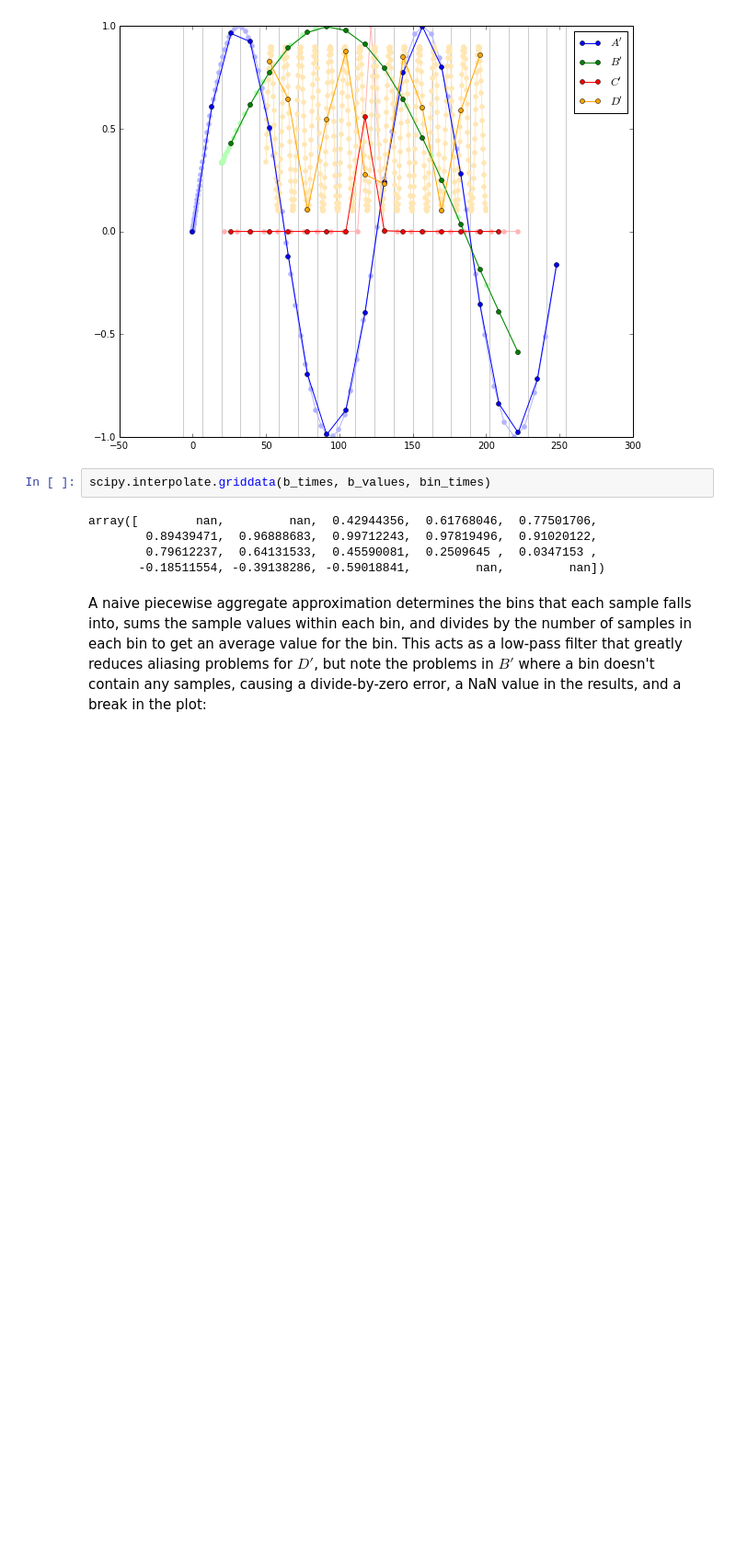
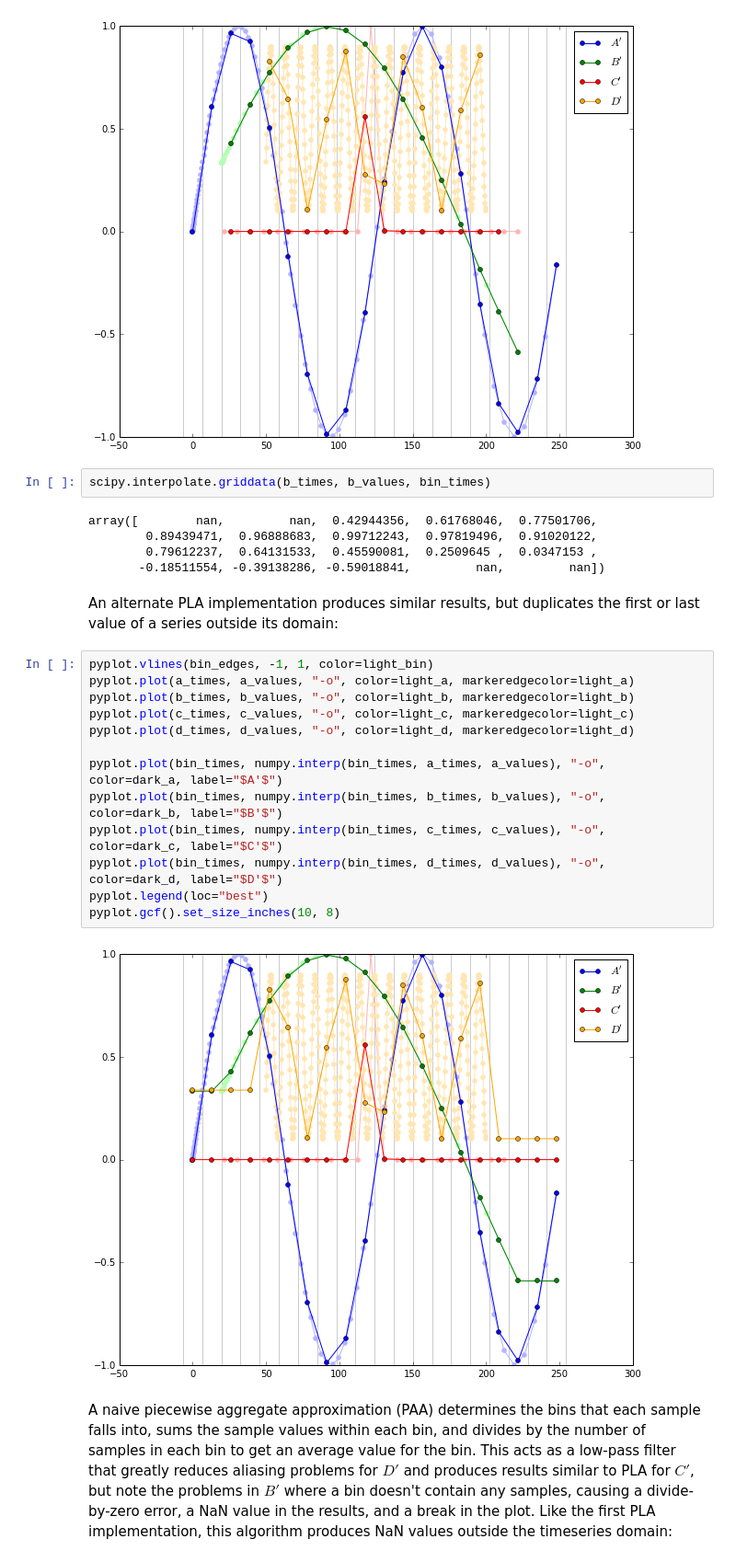
Before and after one commit to sandialabs/slycat, a Jupyter notebook: design/Rebinning.ipynb, the cells around one changed output. Shown at 92% size. Drawn from its saved outputs; the diff is of its cells as text; blank space fills up the shorter version.

```diff
--- a/design/Rebinning.ipynb
+++ b/design/Rebinning.ipynb
@@ -70,6 +70,23 @@ array([        nan,         nan,  0.42944356,  0.61768046,  0.77501706,
         0.89439471,  0.96888683,  0.99712243,  0.97819496,  0.91020122,
         0.79612237,  0.64131533,  0.45590081,  0.2509645 ,  0.0347153 ,
        -0.18511554, -0.39138286, -0.59018841,         nan,         nan])
+# %% [markdown]
+An alternate PLA implementation produces similar results, but duplicates the first or last value of a series outside its domain:
+# %%
+pyplot.vlines(bin_edges, -1, 1, color=light_bin)
+pyplot.plot(a_times, a_values, "-o", color=light_a, markeredgecolor=light_a)
+pyplot.plot(b_times, b_values, "-o", color=light_b, markeredgecolor=light_b)
+pyplot.plot(c_times, c_values, "-o", color=light_c, markeredgecolor=light_c)
+pyplot.plot(d_times, d_values, "-o", color=light_d, markeredgecolor=light_d)
+
+pyplot.plot(bin_times, numpy.interp(bin_times, a_times, a_values), "-o", color=dark_a, label="$A'$")
+pyplot.plot(bin_times, numpy.interp(bin_times, b_times, b_values), "-o", color=dark_b, label="$B'$")
+pyplot.plot(bin_times, numpy.interp(bin_times, c_times, c_values), "-o", color=dark_c, label="$C'$")
+pyplot.plot(bin_times, numpy.interp(bin_times, d_times, d_values), "-o", color=dark_d, label="$D'$")
+pyplot.legend(loc="best")
+pyplot.gcf().set_size_inches(10, 8)
+# %% [output]
+[figure, added]
 # %% [markdown]
-A naive piecewise aggregate approximation determines the bins that each sample falls into, sums the sample values within each bin, and divides by the number of samples in each bin to get an average value for the bin.  This acts as a low-pass filter that greatly reduces aliasing problems for $D'$, but note the problems in $B'$ where a bin doesn't contain any samples, causing a divide-by-zero error, a NaN value in the results, and a break in the plot:
+A naive piecewise aggregate approximation (PAA) determines the bins that each sample falls into, sums the sample values within each bin, and divides by the number of samples in each bin to get an average value for the bin.  This acts as a low-pass filter that greatly reduces aliasing problems for $D'$ and produces results similar to PLA for $C'$, but note the problems in $B'$ where a bin doesn't contain any samples, causing a divide-by-zero error, a NaN value in the results, and a break in the plot.  Like the first PLA implementation, this algorithm produces NaN values outside the timeseries domain:
 # %%
```
Also changed, not shown: parts of 3 cells of this notebook.
